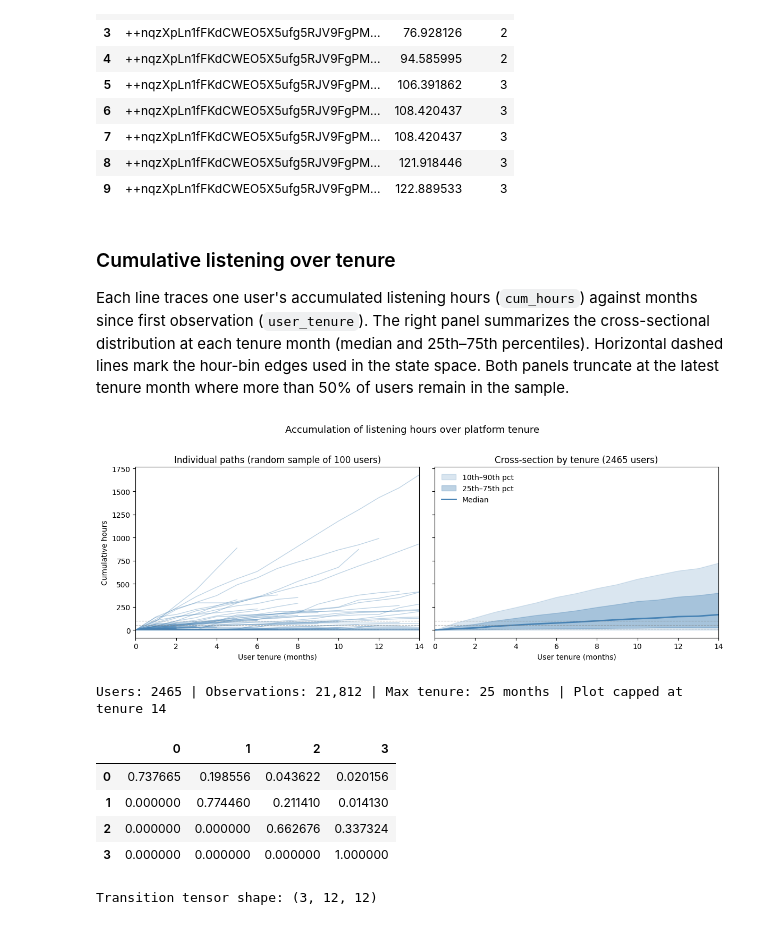
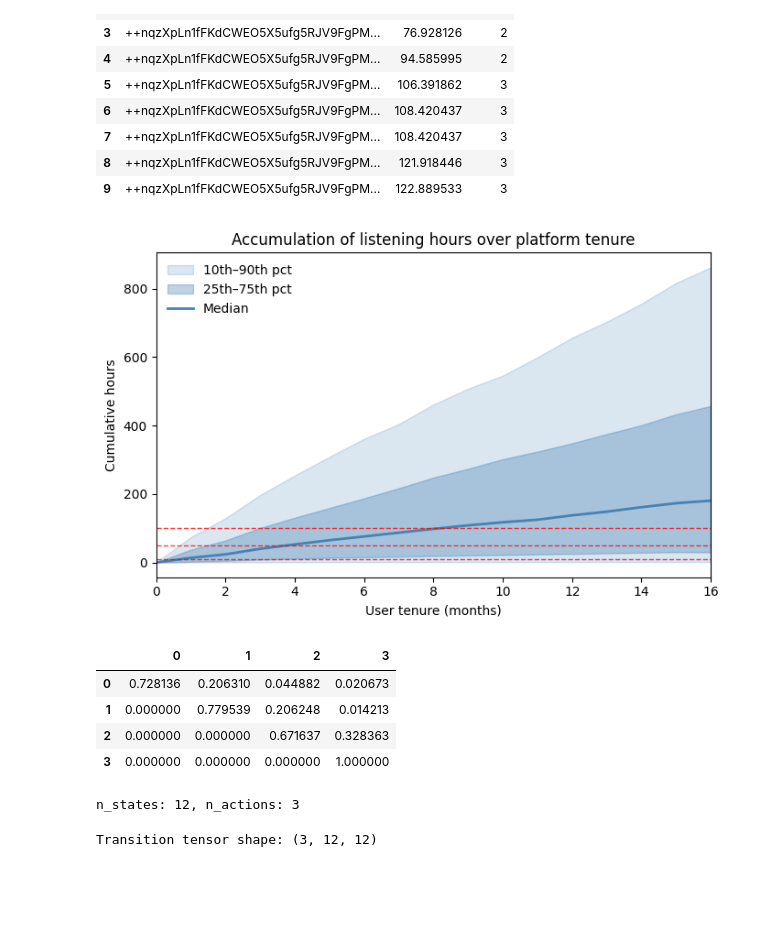
Before and after one commit to thom-li/gsbgen641code, a Jupyter notebook: project/estimation.ipynb, the cells around one changed output. Cells and saved outputs as stored; diff of their text form; code cells hidden in the pictures; blank space fills up the shorter version.

Commit message:
Estimate on larger sample

```diff
--- a/project/estimation.ipynb
+++ b/project/estimation.ipynb
@@ -55,7 +55,7 @@ df.head()
 # %%
 # Discretize accumulated hours into bins
 
-hour_edges = np.array([0.0, 10.0, 50.0, 100.0, np.inf])
+hour_edges = np.array([0, 10, 50, 100, np.inf])
 H = len(hour_edges) - 1
 
 df["h_bin"] = pd.cut(
@@ -78,84 +78,46 @@ df[["msno", "cum_hours", "h_bin"]].head(10)
 | 7 | ++nqzXpLn1fFKdCWEO5X5ufg5RJV9FgPM... | 108.420437 | 3 |
 | 8 | ++nqzXpLn1fFKdCWEO5X5ufg5RJV9FgPM... | 121.918446 | 3 |
 | 9 | ++nqzXpLn1fFKdCWEO5X5ufg5RJV9FgPM... | 122.889533 | 3 |
-# %% [markdown]
-### Cumulative listening over tenure
-
-Each line traces one user's accumulated listening hours (`cum_hours`) against months since first observation (`user_tenure`). The right panel summarizes the cross-sectional distribution at each tenure month (median and 25th–75th percentiles). Horizontal dashed lines mark the hour-bin edges used in the state space. Both panels truncate at the latest tenure month where more than 50% of users remain in the sample.
 # %%
 plot_df = df.sort_values(["msno", "user_tenure"]).copy()
 n_users = plot_df["msno"].nunique()
 
 # Cross-sectional summary by tenure month
 tenure_summary = (
     plot_df.groupby("user_tenure", as_index=False)["cum_hours"]
     .agg(
         median="median",
         p25=lambda s: s.quantile(0.25),
         p75=lambda s: s.quantile(0.75),
         p10=lambda s: s.quantile(0.10),
         p90=lambda s: s.quantile(0.90),
         n_users="count",
     )
 )
 
 # Truncate at the latest tenure where >50% of users remain
 max_tenure_plot = int(
-    tenure_summary.loc[tenure_summary["n_users"] > 0.2 * n_users, "user_tenure"].max()
+    tenure_summary.loc[tenure_summary["n_users"] > 0.15 * n_users, "user_tenure"].max()
 )
 tenure_summary = tenure_summary[tenure_summary["user_tenure"] <= max_tenure_plot]
 
-# Spaghetti sample: fixed seed for reproducibility
-rng = np.random.default_rng(0)
-sample_users = rng.choice(plot_df["msno"].unique(), size=min(100, n_users), replace=False)
-spaghetti = plot_df[
-    plot_df["msno"].isin(sample_users) & (plot_df["user_tenure"] <= max_tenure_plot)
-]
+fig, ax = plt.subplots(figsize=(7, 4.5))
+t = tenure_summary["user_tenure"]
+ax.fill_between(t, tenure_summary["p10"], tenure_summary["p90"], color="steelblue", alpha=0.2, label="10th–90th pct")
+ax.fill_between(t, tenure_summary["p25"], tenure_summary["p75"], color="steelblue", alpha=0.35, label="25th–75th pct")
+ax.plot(t, tenure_summary["median"], color="steelblue", linewidth=2.0, label="Median")
+for y in hour_edges[1:-1]:
+    ax.axhline(y, color="red", linestyle="--", linewidth=1, alpha=0.75)
+ax.set_xlabel("User tenure (months)")
+ax.set_ylabel("Cumulative hours")
+ax.set_title("Accumulation of listening hours over platform tenure")
+ax.legend(loc="upper left", frameon=False)
+ax.set_xlim(0, max_tenure_plot)
 
-fig, axes = plt.subplots(1, 2, figsize=(12, 4.5), sharey=True)
-
-# --- Left: individual trajectories ---
-ax0 = axes[0]
-for msno, g in spaghetti.groupby("msno"):
-    ax0.plot(
-        g["user_tenure"],
-        g["cum_hours"],
-        color="steelblue",
-        alpha=0.35,
-        linewidth=1.0,
-    )
-for y in hour_edges[1:-1]:
-    ax0.axhline(y, color="gray", linestyle="--", linewidth=0.8, alpha=0.5)
-ax0.set_xlabel("User tenure (months)")
-ax0.set_ylabel("Cumulative hours")
-ax0.set_title(f"Individual paths (random sample of {len(sample_users)} users)")
-ax0.set_xlim(0, max_tenure_plot)
-
-# --- Right: cross-sectional bands ---
-ax1 = axes[1]
-t = tenure_summary["user_tenure"]
-ax1.fill_between(t, tenure_summary["p10"], tenure_summary["p90"], color="steelblue", alpha=0.2, label="10th–90th pct")
-ax1.fill_between(t, tenure_summary["p25"], tenure_summary["p75"], color="steelblue", alpha=0.35, label="25th–75th pct")
-ax1.plot(t, tenure_summary["median"], color="steelblue", linewidth=2.0, label="Median")
-for y in hour_edges[1:-1]:
-    ax1.axhline(y, color="gray", linestyle="--", linewidth=0.8, alpha=0.5)
-ax1.set_xlabel("User tenure (months)")
-ax1.set_title(f"Cross-section by tenure ({n_users} users)")
-ax1.legend(loc="upper left", frameon=False)
-ax1.set_xlim(0, max_tenure_plot)
-
-fig.suptitle("Accumulation of listening hours over platform tenure", y=1.02, fontsize=13)
 fig.tight_layout()
 plt.show()
-
-print(
-    f"Users: {n_users} | Observations: {len(plot_df):,} | "
-    f"Max tenure: {plot_df['user_tenure'].max()} months | "
-    f"Plot capped at tenure {max_tenure_plot}"
-)
 # %% [output]
-[figure, old version]
+[figure, new version]
-Users: 2465 | Observations: 21,812 | Max tenure: 25 months | Plot capped at tenure 14
 # %%
 # Build empirical active-user transition matrix for h_bin
 # T[h, h'] = P(h_{t+1}=h' | h_t=h, a_t=1)
@@ -178,9 +140,9 @@ for h in range(H):
 pd.DataFrame(T)
 # %% [output]
 |  | 0 | 1 | 2 | 3 |
-| 0 | 0.737665 | 0.198556 | 0.043622 | 0.020156 |
-| 1 | 0.000000 | 0.774460 | 0.211410 | 0.014130 |
-| 2 | 0.000000 | 0.000000 | 0.662676 | 0.337324 |
+| 0 | 0.728136 | 0.206310 | 0.044882 | 0.020673 |
+| 1 | 0.000000 | 0.779539 | 0.206248 | 0.014213 |
+| 2 | 0.000000 | 0.000000 | 0.671637 | 0.328363 |
 | 3 | 0.000000 | 0.000000 | 0.000000 | 1.000000 |
 # %%
 # Enumerate the dynamic state space
@@ -198,5 +160,9 @@ idx_to_state = {i: s for s, i in state_to_idx.items()}
 
 n_states = len(state_tuples)
 n_actions = 3  # churn, active, pause
+
+print(f"n_states: {n_states}, n_actions: {n_actions}")
+# %% [output]
+n_states: 12, n_actions: 3
 # %%
 # Transition matrices P[a, s, s_next]
```
Also changed, not shown: parts of 11 cells of this notebook, 12 other files.
